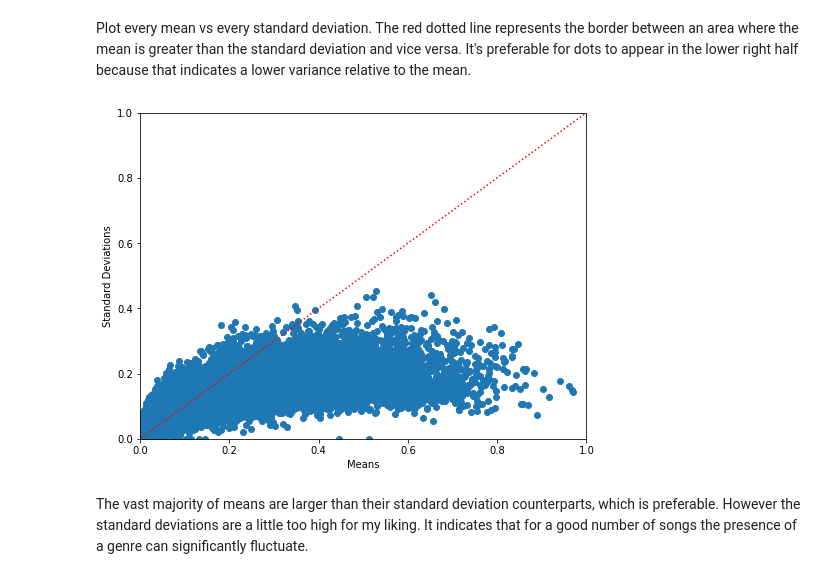
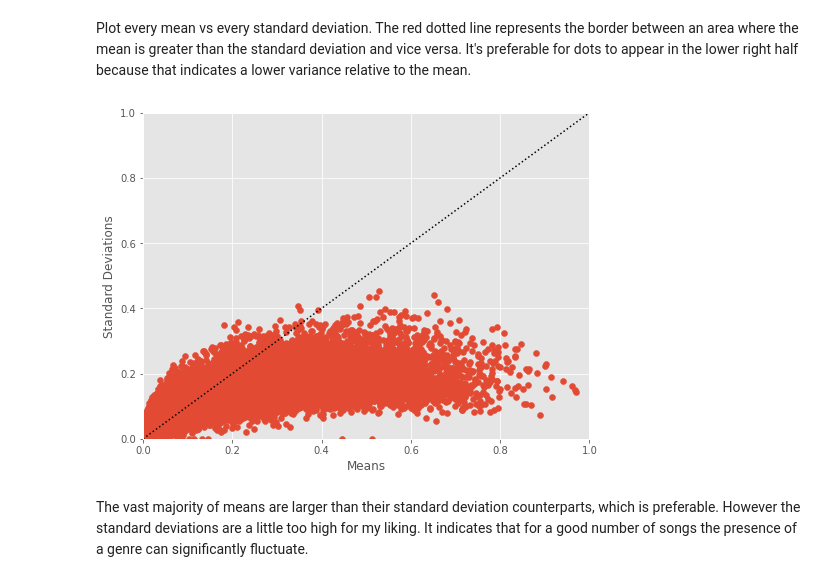
Before and after one commit to GeorgeMcIntire/DataJockey, a Jupyter notebook: Notebooks/EDA Effnet Genres.ipynb, the cells around one changed output. Cells and saved outputs as stored; diff of their text form; code cells hidden in the pictures.

```diff
--- a/Notebooks/EDA Effnet Genres.ipynb
+++ b/Notebooks/EDA Effnet Genres.ipynb
@@ -20,6 +20,7 @@ import taglib
 from IPython.lib.display import YouTubeVideo
 import warnings
 warnings.filterwarnings('ignore')
+plt.style.use("ggplot")
 pd.set_option('max_colwidth', 100)
 # %%
 #Imports from project package called project_tools
@@ -229,7 +230,7 @@ effnet_genres = effnet_genres[effnet_cols]
 # %% [markdown]
 I went through and filtered out more irrelevant genres manually and saved the ones I want to keep to a pickle file.
 # %%
-keep_cols = np.load("keep_genre_cols.pkl", allow_pickle=True)
+keep_cols = np.load("../keep_genre_cols.pkl", allow_pickle=True)
 effnet_genres = effnet_genres[keep_cols]
 
 print("There are {} columns/classes left".format(effnet_genres.shape[1]))
@@ -275,16 +276,16 @@ Plot every mean vs every standard deviation. The red dotted line represents the
 # %%
 all_means = effnet_genre_mean.values.flatten()
 all_stds = effnet_genre_std.values.flatten()
 
 plt.figure(figsize=(8, 6))
 plt.xlim(0, 1)
 plt.ylim(0, 1)
 plt.scatter(all_means, all_stds)
-plt.plot([0, 1],":", c= "r" )
+plt.plot([0, 1],":", c= "black" )
 plt.xlabel("Means")
 plt.ylabel("Standard Deviations");
 # %% [output]
-[figure, old version]
+[figure, new version]
 # %% [markdown]
 The vast majority of means are larger than their standard deviation counterparts, which is preferable. However the standard deviations are a little too high for my liking. It indicates that for a good number of songs the presence of a genre can significantly fluctuate.
 # %% [markdown]
```
Also changed, not shown: parts of 7 cells of this notebook, 5 other files.
